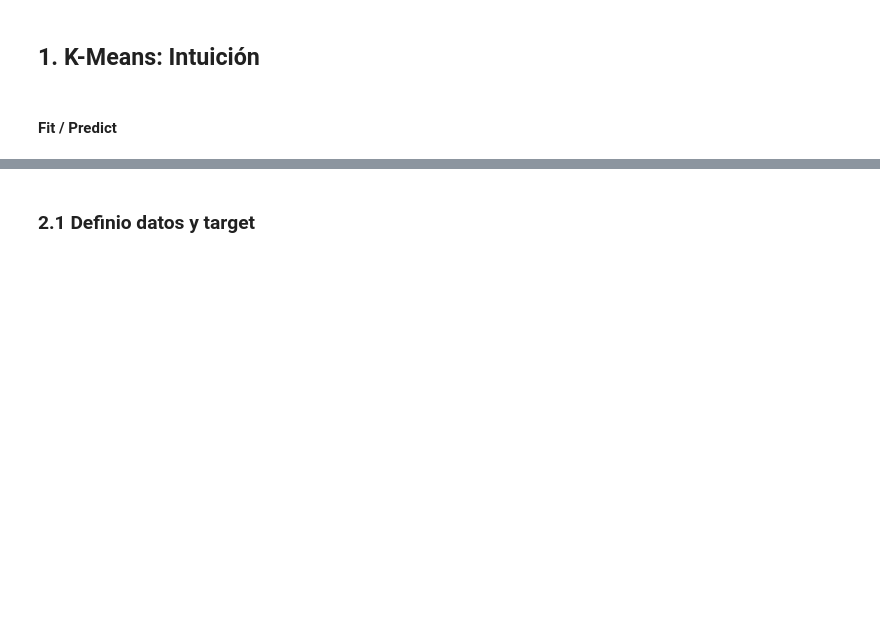
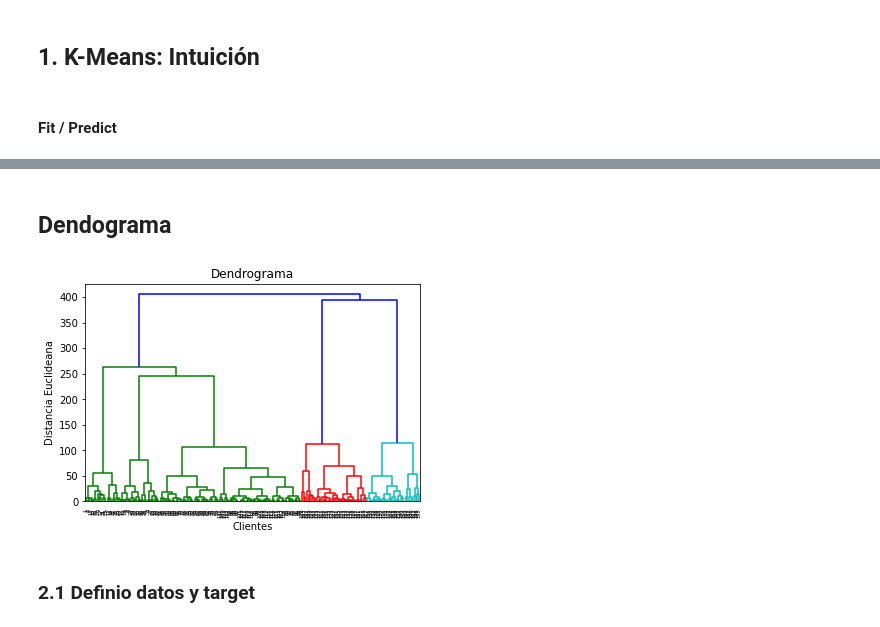
Before and after one commit to julian-masdatascience/ML, a Jupyter notebook: ML_No_Supervisado.ipynb, the cells around one changed output, grey strips where cells are left out. Saved outputs shown, nothing was run; the diff lists cells and outputs as text; code cells hidden in the pictures; blank space fills up the shorter version.

```diff
--- a/ML_No_Supervisado.ipynb
+++ b/ML_No_Supervisado.ipynb
@@ -147,3 +119,17 @@ df.head()
+# %% [markdown]
+## Dendograma
+# %%
+dataset = pd.read_csv('https://github.com/julian-masdatascience/ML/raw/master/A_Z/DS/clientes_centro_comercial.txt')
+X = dataset.iloc[:, [3, 4]].values
+# %%
+import scipy.cluster.hierarchy as sch
+dendrogram = sch.dendrogram(sch.linkage(X, method = 'ward'))
+plt.title('Dendrograma')
+plt.xlabel('Clientes')
+plt.ylabel('Distancia Euclideana')
+plt.show()
+# %% [output]
+[figure, added]
 # %% [markdown]
 ### 2.1 Definio datos y target
 # %%
```
Also changed, not shown: parts of 47 cells of this notebook.
